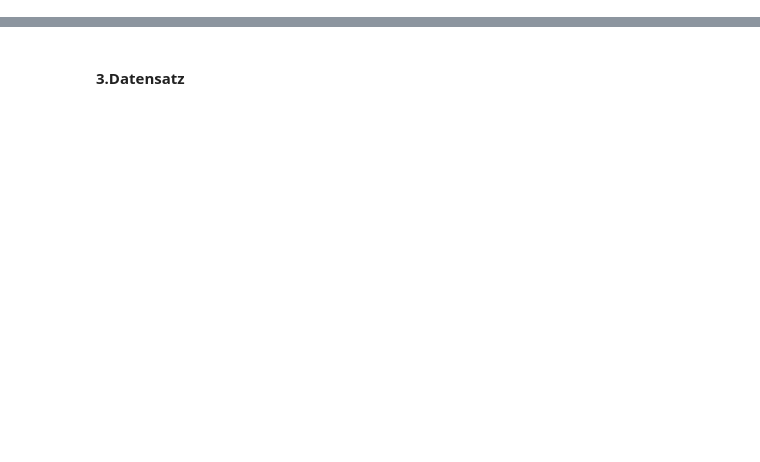
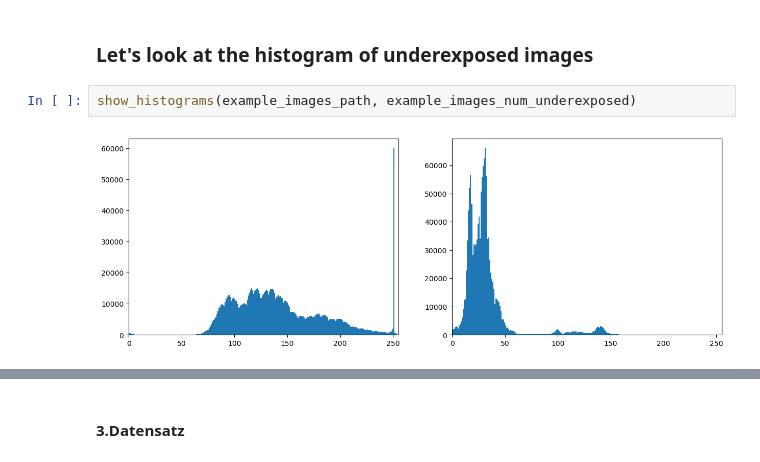
Before and after one commit to Arrofi07/aut-project-gefertec, a Jupyter notebook: Bildvorverarbeitung.ipynb, the cells around one changed output, grey strips where cells are left out. Cells and saved outputs as stored; diff of their text form; blank space fills up the shorter version.

```diff
--- a/Bildvorverarbeitung.ipynb
+++ b/Bildvorverarbeitung.ipynb
@@ -182,0 +182,6 @@ Klassen| Merkmale |Note
+# %% [markdown]
+### Let's look at the histogram of underexposed images
+# %%
+show_histograms(example_images_path, example_images_num_underexposed)
+# %% [output]
+[figure, added]
```
Also changed, not shown: parts of 49 cells of this notebook.
